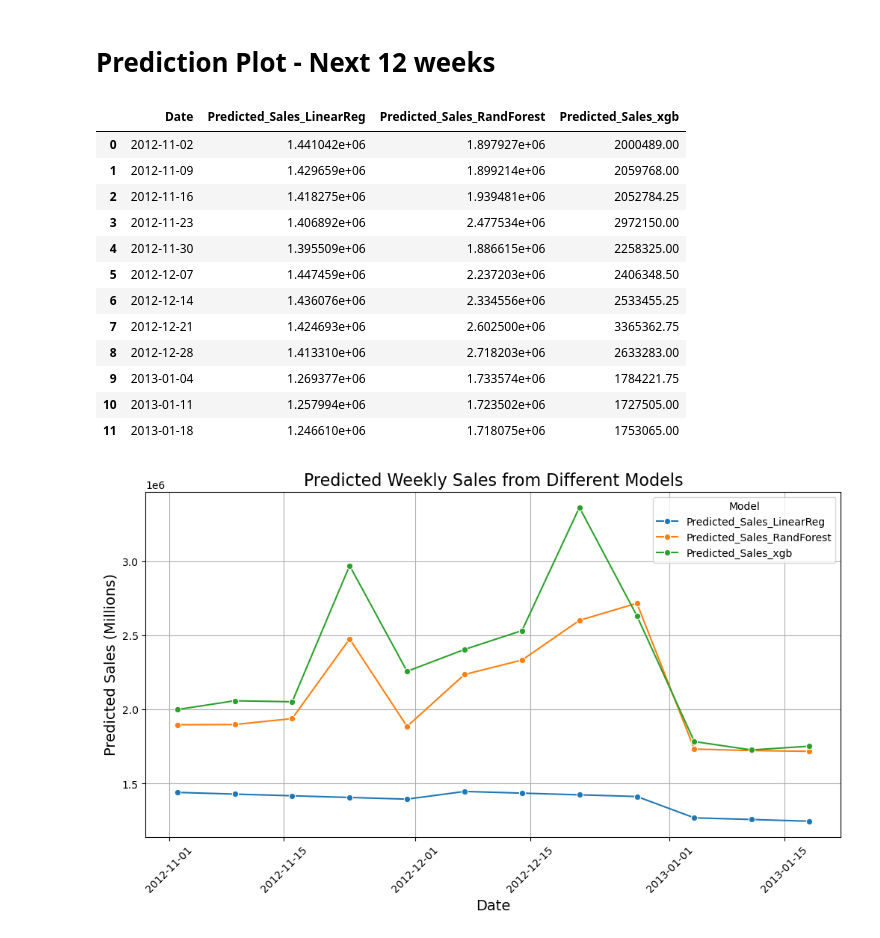
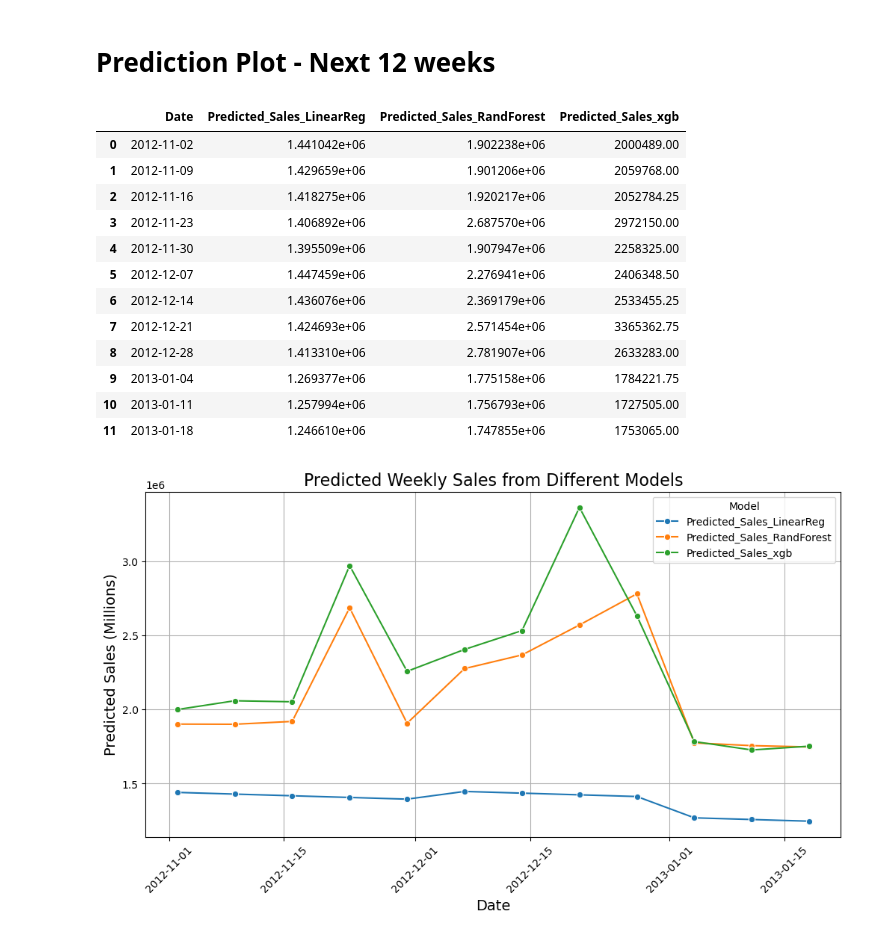
Before and after one commit to brendanros31/ML-Walmart-Revenue-Prediction, a Jupyter notebook: main.ipynb, the cells around one changed output. Drawn from its saved outputs; the diff is of its cells as text; code cells hidden in the pictures.

```diff
--- a/main.ipynb
+++ b/main.ipynb
@@ -11,7 +11,6 @@ from sklearn.model_selection import train_test_split
 config = yaml.safe_load(open("config/config.yaml"))
 
 df = data_loader.load_data(config['data']['raw_path'])
-df = data_loader.clean_data(df)
 # %% [markdown]
 # Pre-Processing
 # %%
@@ -243,18 +242,18 @@ future_data['Predicted_Sales_xgb'] = xgb_pred
 future_data.iloc[:, [0,10,11,12]]
 # %% [output]
 |  | Date | Predicted_Sales_LinearReg | Predicted_Sales_RandForest | Predicted_Sales_xgb |
-| 0 | 2012-11-02 | 1.441042e+06 | 1.897927e+06 | 2000489.00 |
-| 1 | 2012-11-09 | 1.429659e+06 | 1.899214e+06 | 2059768.00 |
-| 2 | 2012-11-16 | 1.418275e+06 | 1.939481e+06 | 2052784.25 |
-| 3 | 2012-11-23 | 1.406892e+06 | 2.477534e+06 | 2972150.00 |
-| 4 | 2012-11-30 | 1.395509e+06 | 1.886615e+06 | 2258325.00 |
-| 5 | 2012-12-07 | 1.447459e+06 | 2.237203e+06 | 2406348.50 |
-| 6 | 2012-12-14 | 1.436076e+06 | 2.334556e+06 | 2533455.25 |
-| 7 | 2012-12-21 | 1.424693e+06 | 2.602500e+06 | 3365362.75 |
-| 8 | 2012-12-28 | 1.413310e+06 | 2.718203e+06 | 2633283.00 |
-| 9 | 2013-01-04 | 1.269377e+06 | 1.733574e+06 | 1784221.75 |
-| 10 | 2013-01-11 | 1.257994e+06 | 1.723502e+06 | 1727505.00 |
-| 11 | 2013-01-18 | 1.246610e+06 | 1.718075e+06 | 1753065.00 |
+| 0 | 2012-11-02 | 1.441042e+06 | 1.902238e+06 | 2000489.00 |
+| 1 | 2012-11-09 | 1.429659e+06 | 1.901206e+06 | 2059768.00 |
+| 2 | 2012-11-16 | 1.418275e+06 | 1.920217e+06 | 2052784.25 |
+| 3 | 2012-11-23 | 1.406892e+06 | 2.687570e+06 | 2972150.00 |
+| 4 | 2012-11-30 | 1.395509e+06 | 1.907947e+06 | 2258325.00 |
+| 5 | 2012-12-07 | 1.447459e+06 | 2.276941e+06 | 2406348.50 |
+| 6 | 2012-12-14 | 1.436076e+06 | 2.369179e+06 | 2533455.25 |
+| 7 | 2012-12-21 | 1.424693e+06 | 2.571454e+06 | 3365362.75 |
+| 8 | 2012-12-28 | 1.413310e+06 | 2.781907e+06 | 2633283.00 |
+| 9 | 2013-01-04 | 1.269377e+06 | 1.775158e+06 | 1784221.75 |
+| 10 | 2013-01-11 | 1.257994e+06 | 1.756793e+06 | 1727505.00 |
+| 11 | 2013-01-18 | 1.246610e+06 | 1.747855e+06 | 1753065.00 |
 # %%
 # Melting data for easier plotting
 melted_data = future_data.melt(id_vars='Date',
@@ -262,6 +261,6 @@ melted_data = future_data.melt(id_vars='Date',
                                  var_name='Model',
                                  value_name='Predicted_Sales')
 # %%
-evaluate.future_plot(melted_data)
+evaluate.plots.future_plot(melted_data)
 # %% [output]
-[figure, old version]
+[figure, new version]
```
Also changed, not shown: parts of 5 cells of this notebook.
